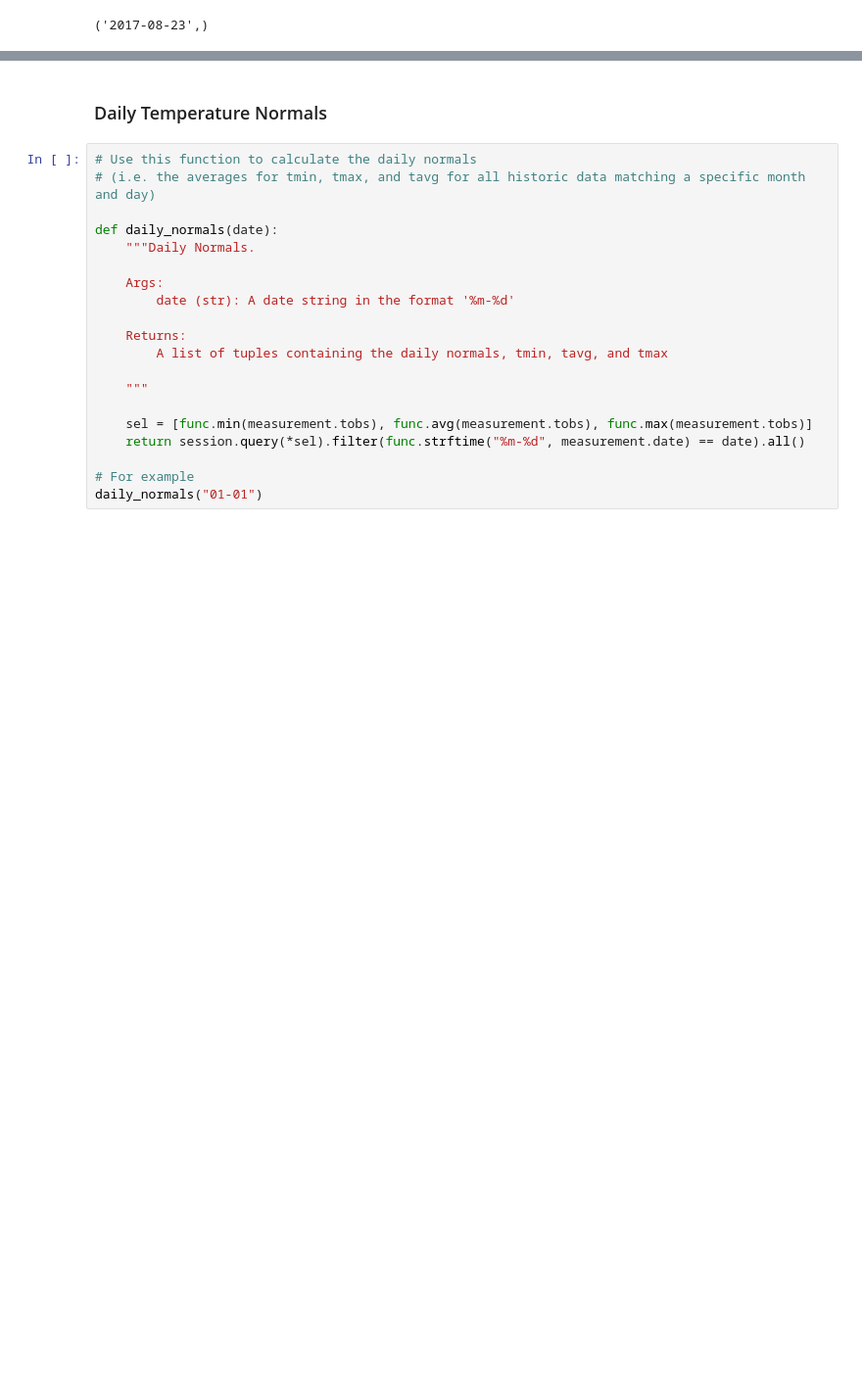
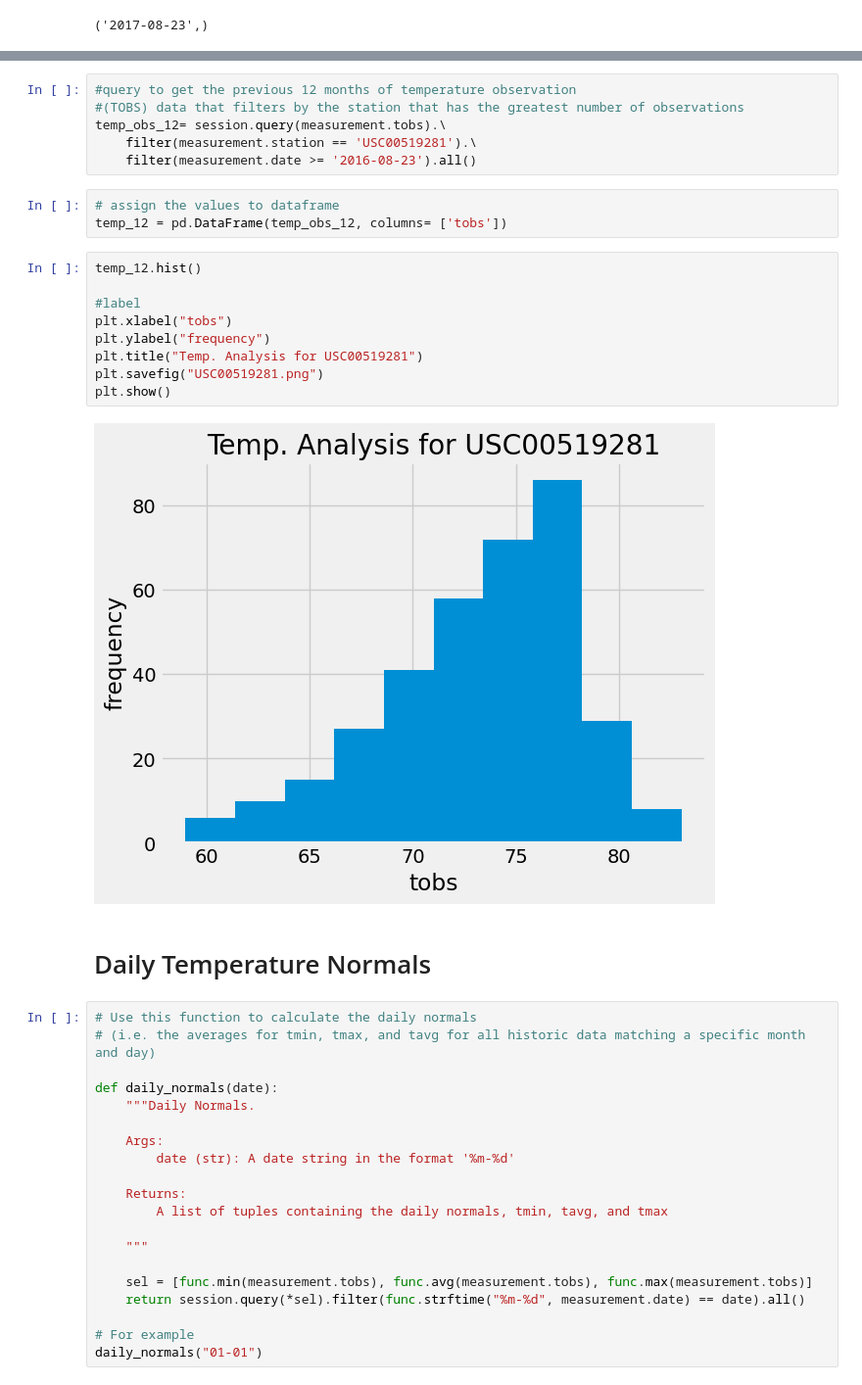
Before and after one commit to Mathi2702/sqlalchemy-challenge, a Jupyter notebook: SurfsUp/temp_analysis_bonus_2_starter.ipynb, the cells around one changed output, grey strips where cells are left out. Shown: that part at 98% size. Saved outputs shown, nothing was run; the diff lists cells and outputs as text; blank space fills up the shorter version.

```diff
--- a/SurfsUp/temp_analysis_bonus_2_starter.ipynb
+++ b/SurfsUp/temp_analysis_bonus_2_starter.ipynb
@@ -162,5 +199,25 @@ rainfall_df.plot
+# %%
+#query to get the previous 12 months of temperature observation
+#(TOBS) data that filters by the station that has the greatest number of observations
+temp_obs_12= session.query(measurement.tobs).\
+    filter(measurement.station == 'USC00519281').\
+    filter(measurement.date >= '2016-08-23').all()
+# %%
+# assign the values to dataframe
+temp_12 = pd.DataFrame(temp_obs_12, columns= ['tobs'])
+# %%
+temp_12.hist()
+
+#label
+plt.xlabel("tobs")
+plt.ylabel("frequency")
+plt.title("Temp. Analysis for USC00519281")
+plt.savefig("USC00519281.png")
+plt.show()
+# %% [output]
+[figure, added]
 # %% [markdown]
-### Daily Temperature Normals
+# Daily Temperature Normals
 # %%
 # Use this function to calculate the daily normals
 # (i.e. the averages for tmin, tmax, and tavg for all historic data matching a specific month and day)
```
Also changed, not shown: parts of 10 cells of this notebook, 2 other files.
